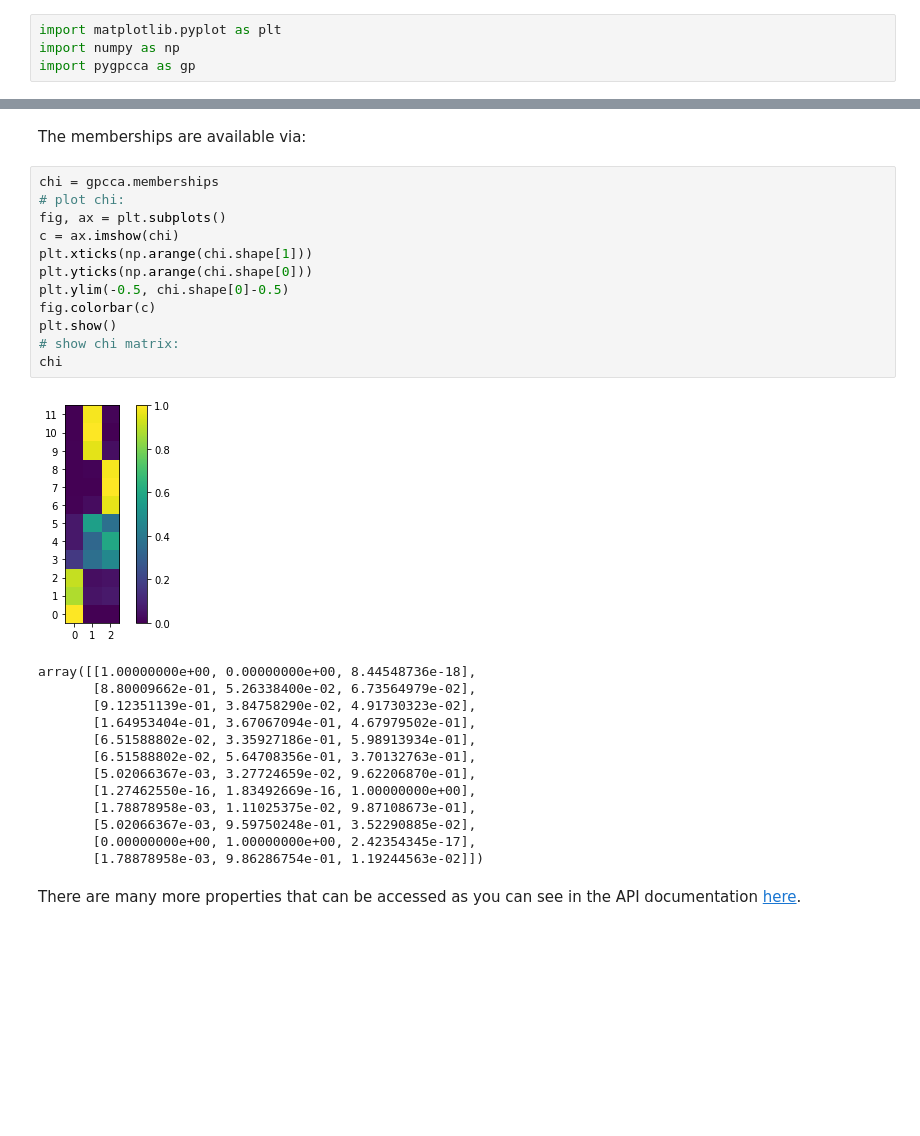
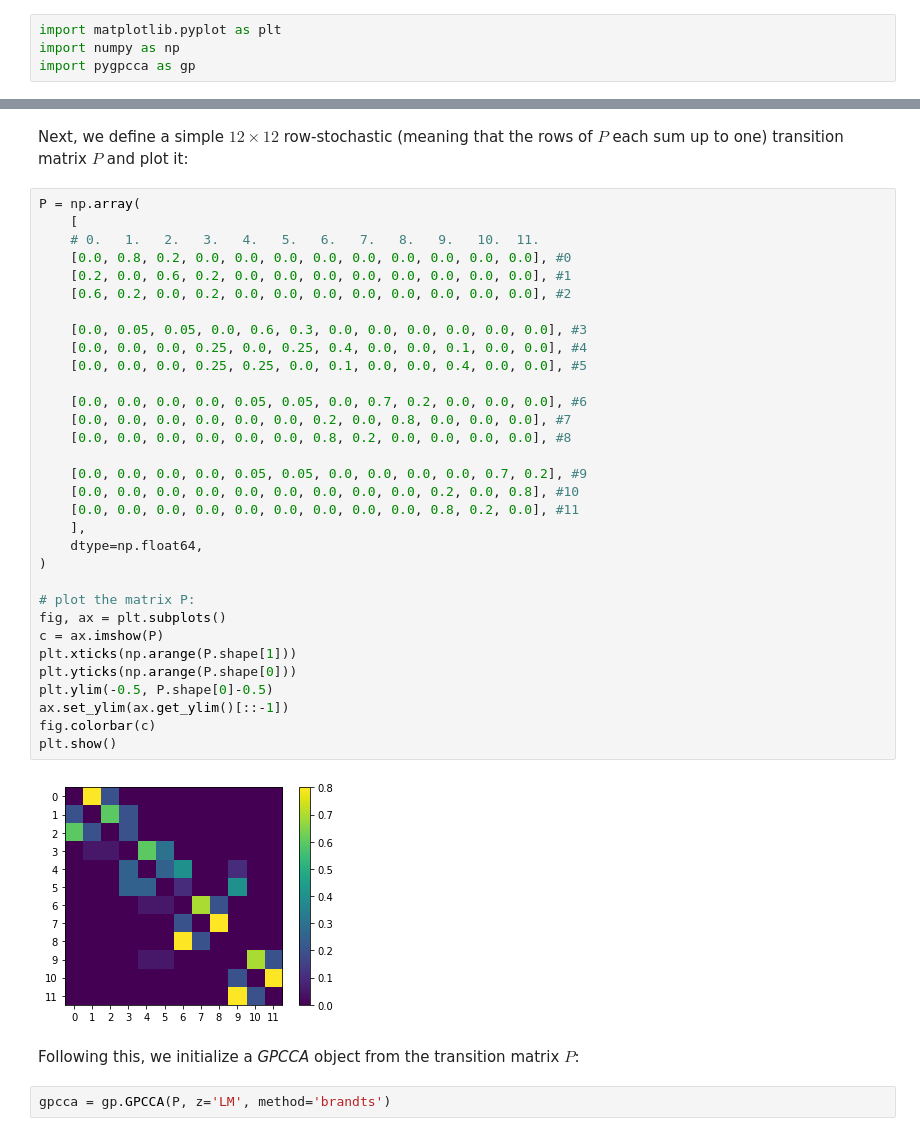
Before and after one commit to msmdev/pyGPCCA, a Jupyter notebook: docs/source/example.ipynb, the cells around one changed output, grey strips where cells are left out. Drawn from its saved outputs; the diff is of its cells as text; blank space fills up the shorter version.

```diff
--- a/docs/source/example.ipynb
+++ b/docs/source/example.ipynb
@@ -105,30 +11,40 @@ array([[0.88647796, 0.04980224, 0.0637198 ],
-# %% [markdown]
-The memberships are available via:
-# %%
-chi = gpcca.memberships
-# plot chi:
-fig, ax = plt.subplots()
-c = ax.imshow(chi)
-plt.xticks(np.arange(chi.shape[1]))
-plt.yticks(np.arange(chi.shape[0]))
-plt.ylim(-0.5, chi.shape[0]-0.5)
-fig.colorbar(c)
-plt.show()
-# show chi matrix:
-chi
-# %% [output]
-[figure, removed]
-array([[1.00000000e+00, 0.00000000e+00, 8.44548736e-18],
-       [8.80009662e-01, 5.26338400e-02, 6.73564979e-02],
-       [9.12351139e-01, 3.84758290e-02, 4.91730323e-02],
-       [1.64953404e-01, 3.67067094e-01, 4.67979502e-01],
-       [6.51588802e-02, 3.35927186e-01, 5.98913934e-01],
-       [6.51588802e-02, 5.64708356e-01, 3.70132763e-01],
-       [5.02066367e-03, 3.27724659e-02, 9.62206870e-01],
-       [1.27462550e-16, 1.83492669e-16, 1.00000000e+00],
-       [1.78878958e-03, 1.11025375e-02, 9.87108673e-01],
-       [5.02066367e-03, 9.59750248e-01, 3.52290885e-02],
-       [0.00000000e+00, 1.00000000e+00, 2.42354345e-17],
-       [1.78878958e-03, 9.86286754e-01, 1.19244563e-02]])
-# %% [markdown]
-There are many more properties that can be accessed as you can see in the API documentation [here](https://pygpcca.readthedocs.io/en/latest/api/pygpcca.GPCCA.html).
+# %% [markdown]
+Next, we define a simple $12 \times 12$ row-stochastic (meaning that the rows of $P$ each sum up to one) transition matrix $P$ and plot it:
+# %%
+P = np.array(
+    [
+    # 0.   1.   2.   3.   4.   5.   6.   7.   8.   9.   10.  11.
+    [0.0, 0.8, 0.2, 0.0, 0.0, 0.0, 0.0, 0.0, 0.0, 0.0, 0.0, 0.0], #0
+    [0.2, 0.0, 0.6, 0.2, 0.0, 0.0, 0.0, 0.0, 0.0, 0.0, 0.0, 0.0], #1
+    [0.6, 0.2, 0.0, 0.2, 0.0, 0.0, 0.0, 0.0, 0.0, 0.0, 0.0, 0.0], #2
+
+    [0.0, 0.05, 0.05, 0.0, 0.6, 0.3, 0.0, 0.0, 0.0, 0.0, 0.0, 0.0], #3
+    [0.0, 0.0, 0.0, 0.25, 0.0, 0.25, 0.4, 0.0, 0.0, 0.1, 0.0, 0.0], #4
+    [0.0, 0.0, 0.0, 0.25, 0.25, 0.0, 0.1, 0.0, 0.0, 0.4, 0.0, 0.0], #5
+
+    [0.0, 0.0, 0.0, 0.0, 0.05, 0.05, 0.0, 0.7, 0.2, 0.0, 0.0, 0.0], #6
+    [0.0, 0.0, 0.0, 0.0, 0.0, 0.0, 0.2, 0.0, 0.8, 0.0, 0.0, 0.0], #7
+    [0.0, 0.0, 0.0, 0.0, 0.0, 0.0, 0.8, 0.2, 0.0, 0.0, 0.0, 0.0], #8
+
+    [0.0, 0.0, 0.0, 0.0, 0.05, 0.05, 0.0, 0.0, 0.0, 0.0, 0.7, 0.2], #9
+    [0.0, 0.0, 0.0, 0.0, 0.0, 0.0, 0.0, 0.0, 0.0, 0.2, 0.0, 0.8], #10
+    [0.0, 0.0, 0.0, 0.0, 0.0, 0.0, 0.0, 0.0, 0.0, 0.8, 0.2, 0.0], #11
+    ],
+    dtype=np.float64,
+)
+
+# plot the matrix P:
+fig, ax = plt.subplots()
+c = ax.imshow(P)
+plt.xticks(np.arange(P.shape[1]))
+plt.yticks(np.arange(P.shape[0]))
+plt.ylim(-0.5, P.shape[0]-0.5)
+ax.set_ylim(ax.get_ylim()[::-1])
+fig.colorbar(c)
+plt.show()
+# %% [output]
+[figure, added]
+# %% [markdown]
+Following this, we initialize a *GPCCA* object from the transition matrix $P$:
+# %%
+gpcca = gp.GPCCA(P, z='LM', method='brandts')
```
Also changed, not shown: parts of 58 cells of this notebook, 13 other files.
